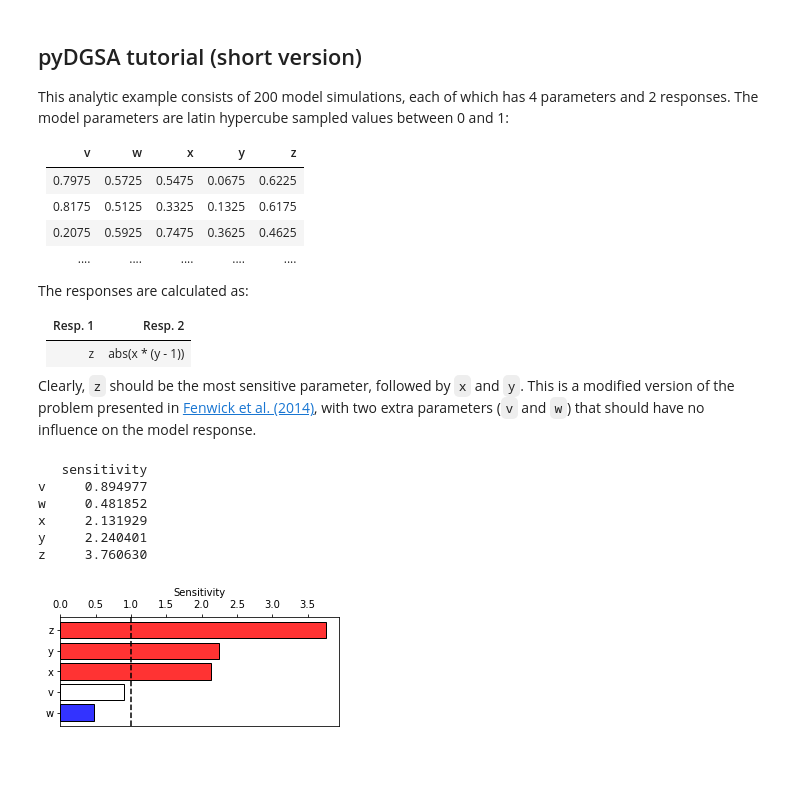
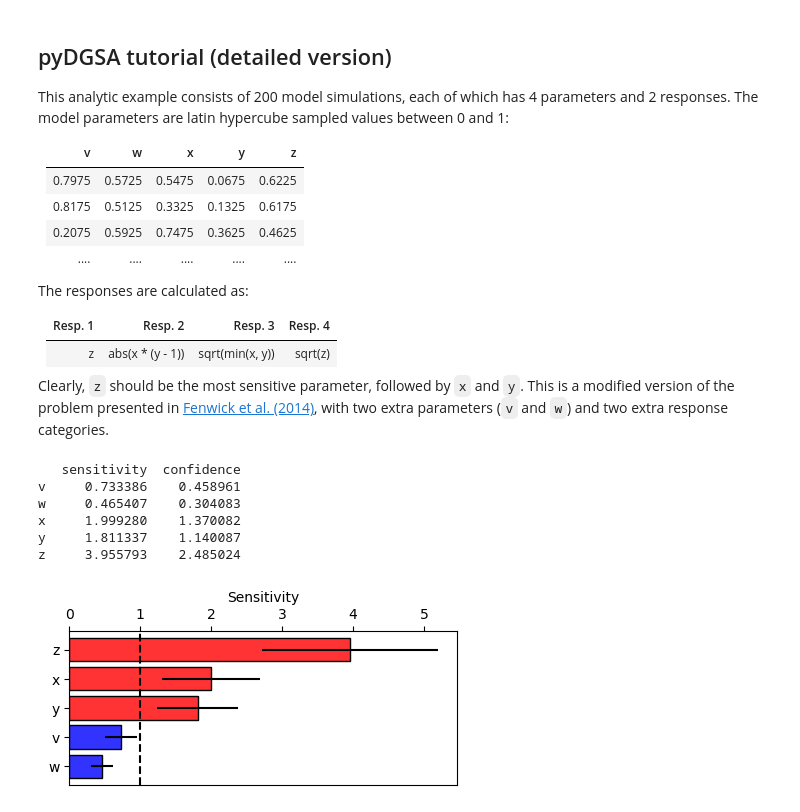
Before and after one commit to zperzan/pyDGSA, a Jupyter notebook: tutorial_short.ipynb, the cells around one changed output. Cells and saved outputs as stored; diff of their text form; code cells hidden in the pictures; blank space fills up the shorter version.

Commit message:
Updated tutorials with confidence bars and MDS plot

```diff
--- a/tutorial_short.ipynb
+++ b/tutorial_short.ipynb
@@ -1,5 +1,5 @@
 # %% [markdown]
-## pyDGSA tutorial (short version)
+## pyDGSA tutorial (detailed version)
 
 This analytic example consists of 200 model simulations, each of which has 4 parameters and 2 responses. The model parameters are latin hypercube sampled values between 0 and 1:
 
@@ -12,21 +12,23 @@ This analytic example consists of 200 model simulations, each of which has 4 par
 
 The responses are calculated as:
 
-| Resp. 1 | Resp. 2 |
-|---|---|
-| z | abs(x * (y - 1)) |
+| Resp. 1 | Resp. 2 | Resp. 3         | Resp. 4 |
+|---|---|-----------------|---------|
+| z | abs(x * (y - 1)) | sqrt(min(x, y)) | sqrt(z) |
 
-Clearly, `z` should be the most sensitive parameter, followed by `x` and `y`. This is a modified version of the problem presented in <a href="https:doi.org/10.1007/s11004-014-9530-5">Fenwick et al. (2014)</a>, with two extra parameters (`v` and `w`) that should have no influence on the model response.
+Clearly, `z` should be the most sensitive parameter, followed by `x` and `y`. This is a modified version of the problem presented in <a href="https:doi.org/10.1007/s11004-014-9530-5">Fenwick et al. (2014)</a>, with two extra parameters (`v` and `w`) and two extra response categories.
 # %%
 import numpy as np
 
 # Load model parameters
 parameters = np.load('sample_data/analytic_params.npy')
-responses = np.empty((parameters.shape[0], 2), dtype='float64')
+responses = np.empty((parameters.shape[0], 4), dtype='float64')
 
 # Construct model responses
 responses[:, 0] = parameters[:, 4]
 responses[:, 1] = np.abs(parameters[:, 2] * parameters[:, 3]-1)
+responses[:, 2] = np.sqrt(np.minimum(parameters[:, 2], parameters[:, 3]))
+responses[:, 3] = np.sqrt(parameters[:, 4])
 # %%
 # Now, calculate the euclidean distances between model responses
 from scipy.spatial.distance import pdist, squareform
@@ -44,19 +46,20 @@ labels, medoids = clusterer.fit_predict(distances)
 # Calculate mean sensitivity across clusters
 from pyDGSA.dgsa import dgsa
 
-sens = dgsa(parameters, labels, parameter_names=['v', 'w', 'x', 'y', 'z'])
+sens = dgsa(parameters, labels, parameter_names=['v', 'w', 'x', 'y', 'z'],
+            confidence=True)
 print(sens)
 # %% [output]
-   sensitivity
-v     0.894977
-w     0.481852
-x     2.131929
-y     2.240401
-z     3.760630
+   sensitivity  confidence
+v     0.733386    0.458961
+w     0.465407    0.304083
+x     1.999280    1.370082
+y     1.811337    1.140087
+z     3.955793    2.485024
 # %%
 # Generate a pareto plot of the results
 from pyDGSA.plot import vert_pareto_plot
 
-fig, ax = vert_pareto_plot(sens)
+fig, ax = vert_pareto_plot(sens, confidence=True)
 # %% [output]
-[figure, old version]
+[figure, new version]
```
Also changed, not shown: 2 other files.
